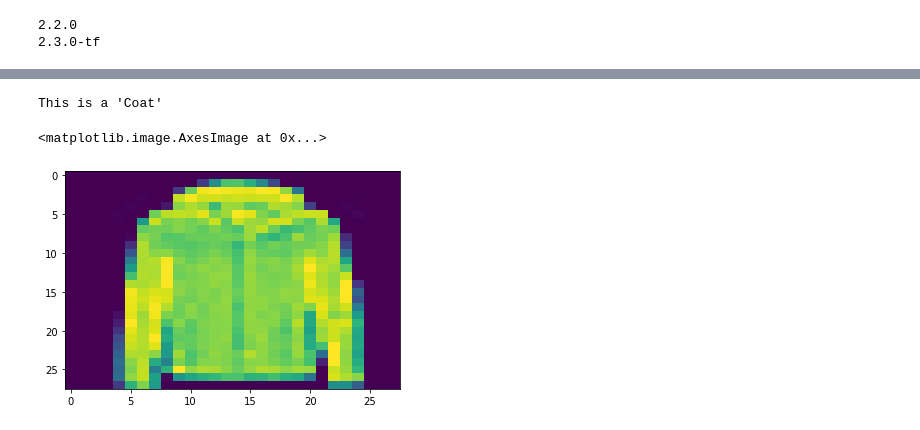
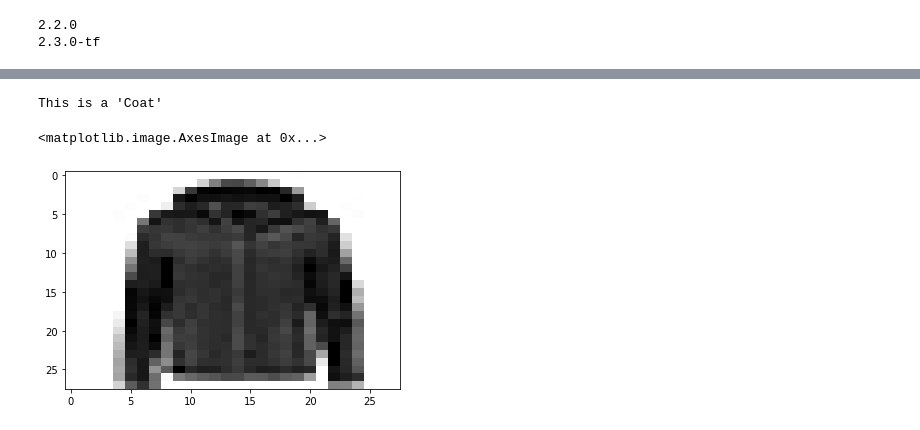
Before and after one commit to MoosaSaadat/handsonml, a Jupyter notebook: fashion_mnist.ipynb, the cells around one changed output, grey strips where cells are left out. Saved outputs shown, nothing was run; the diff lists cells and outputs as text; code cells hidden in the pictures.

```diff
--- a/fashion_mnist.ipynb
+++ b/fashion_mnist.ipynb
@@ -12,8 +12,8 @@ print(keras.__version__)
 # %%
 # Load Dataset
 fashion_mnist = keras.datasets.fashion_mnist
-(X_train_full, y_train_full), (X_test, y_test) = fashion_mnist.load_data()
+(x_train_full, y_train_full), (x_test, y_test) = fashion_mnist.load_data()
 
-print(X_train_full.shape)
-print(X_test.shape)
+print(x_train_full.shape)
+print(x_test.shape)
 # %% [output]
@@ -29,22 +21,22 @@ Downloading data from https://storage.googleapis.com/tensorflow/tf-keras-dataset
 (10000, 28, 28)
 # %%
 # Create Validation Set
-X_valid, X_train = X_train_full[:5000] / 255, X_train_full[5000:] / 255
+x_valid, x_train = x_train_full[:5000] / 255, x_train_full[5000:] / 255
 y_valid, y_train = y_train_full[:5000], y_train_full[5000:]
 # %%
 # Visualize Dataset
 import matplotlib.pyplot as plt
 
 class_names = ["T-shirt/top", "Trouser", "Pullover", "Dress", "Coat", "Sandal",
                "Shirt", "Sneaker", "Bag", "Ankle boot"]
 
 idx = 0
 print(f"This is a '{class_names[y_train[idx]]}'")
-plt.imshow(X_train[idx], aspect="auto")
+plt.imshow(x_train[idx], aspect="auto", cmap="binary")
 # %% [output]
 This is a 'Coat'
 <matplotlib.image.AxesImage at 0x...>
-[figure, old version]
+[figure, new version]
 # %%
 # Create Model
 model = keras.models.Sequential([
```
Also changed, not shown: parts of 7 cells of this notebook.
